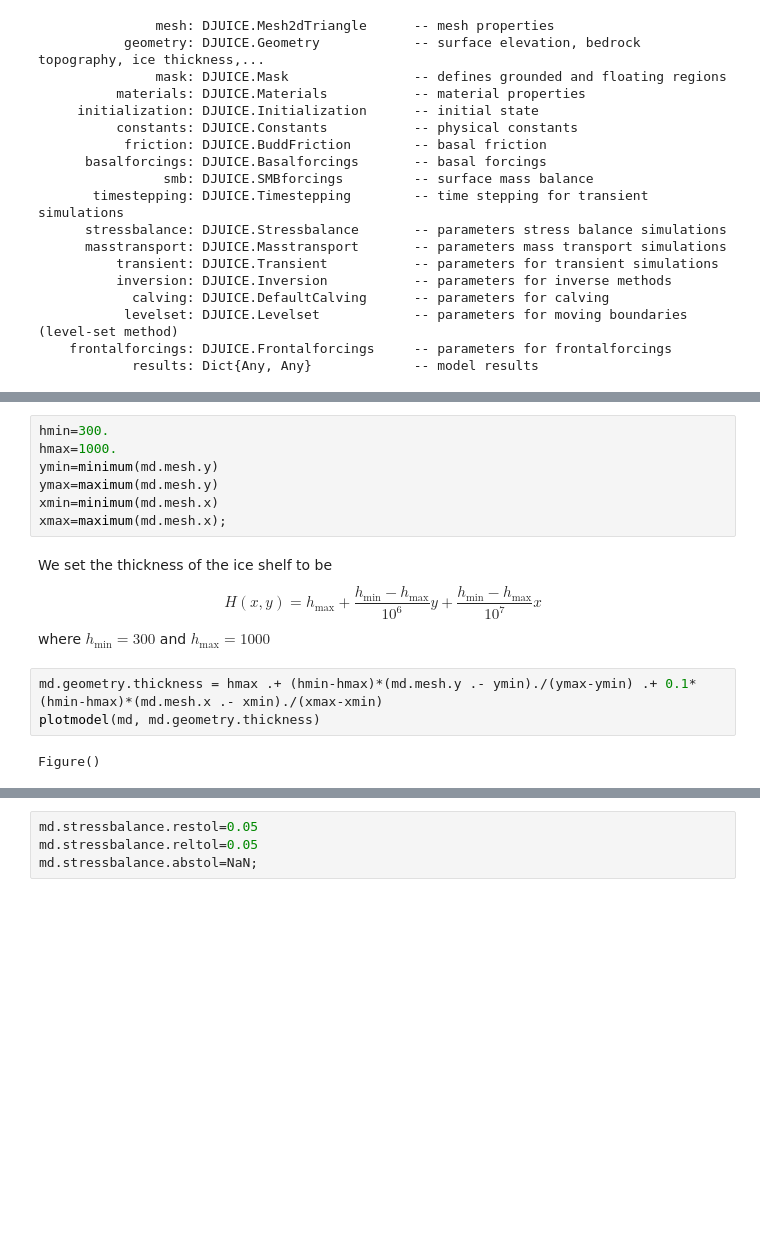
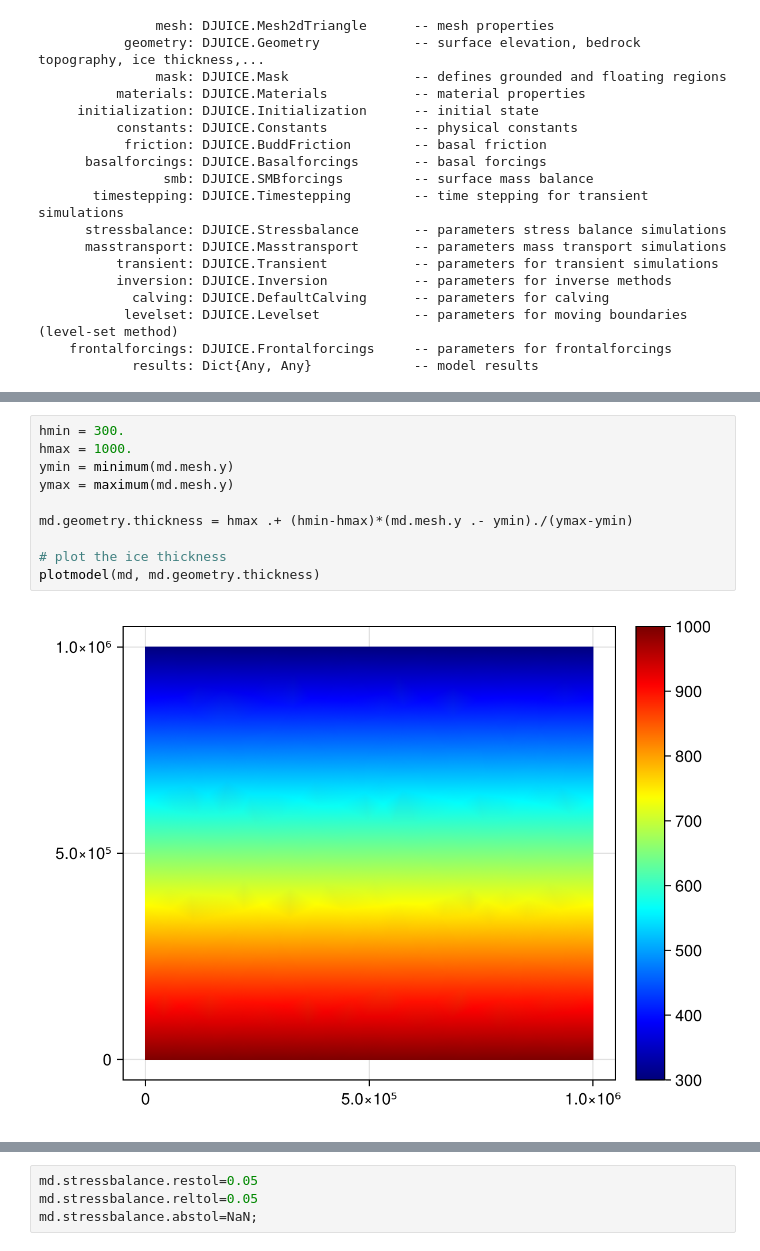
Before and after one commit to DJ4Earth/DJUICE.jl, a Jupyter notebook: examples/Tutorial_1_dJUICE_basic.ipynb, the cells around one changed output, grey strips where cells are left out. Cells and saved outputs as stored; diff of their text form; blank space fills up the shorter version.

```diff
--- a/examples/Tutorial_1_dJUICE_basic.ipynb
+++ b/examples/Tutorial_1_dJUICE_basic.ipynb
@@ -72,17 +87,13 @@ IJulia.load(issmdir()*"/test/Exp/Square.exp")
 # %%
-hmin=300.
-hmax=1000.
-ymin=minimum(md.mesh.y)
-ymax=maximum(md.mesh.y)
-xmin=minimum(md.mesh.x)
-xmax=maximum(md.mesh.x);
+hmin = 300.
+hmax = 1000.
+ymin = minimum(md.mesh.y)
+ymax = maximum(md.mesh.y)
+
+md.geometry.thickness = hmax .+ (hmin-hmax)*(md.mesh.y .- ymin)./(ymax-ymin)
+
+# plot the ice thickness
+plotmodel(md, md.geometry.thickness)
+# %% [output]
+[figure, added]
-# %% [markdown]
-We set the thickness of the ice shelf to be
-$$H(x,y)=h_{\max} + \frac{h_{\min}-h_{\max}}{10^6}y+\frac{h_{\min}-h_{\max}}{10^7}x$$
-where $h_\min=300$ and $h_\max=1000$
-# %%
-md.geometry.thickness = hmax .+ (hmin-hmax)*(md.mesh.y .- ymin)./(ymax-ymin) .+ 0.1*(hmin-hmax)*(md.mesh.x .- xmin)./(xmax-xmin)
-plotmodel(md, md.geometry.thickness)
-# %% [output]
-Figure()
 # %% [markdown]
```
Also changed, not shown: parts of 26 cells of this notebook, 2 other files.
